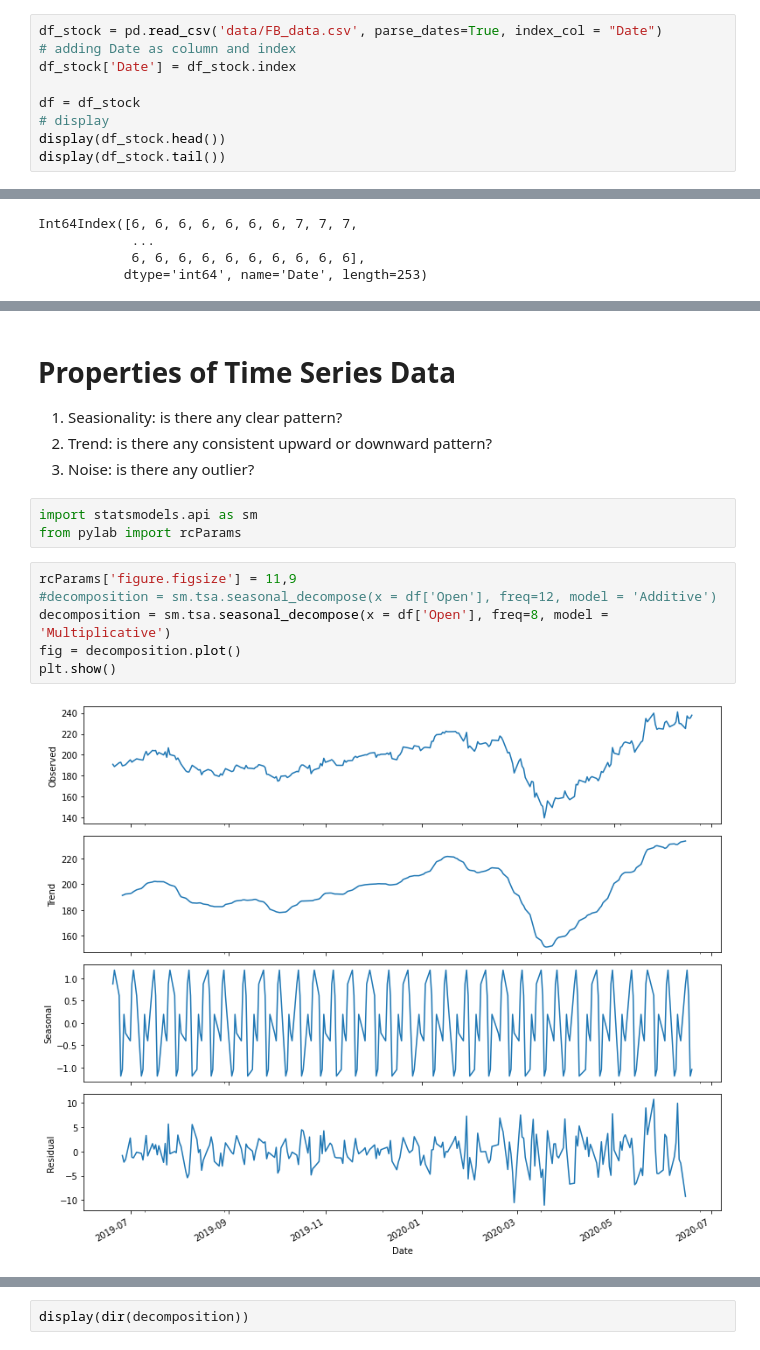
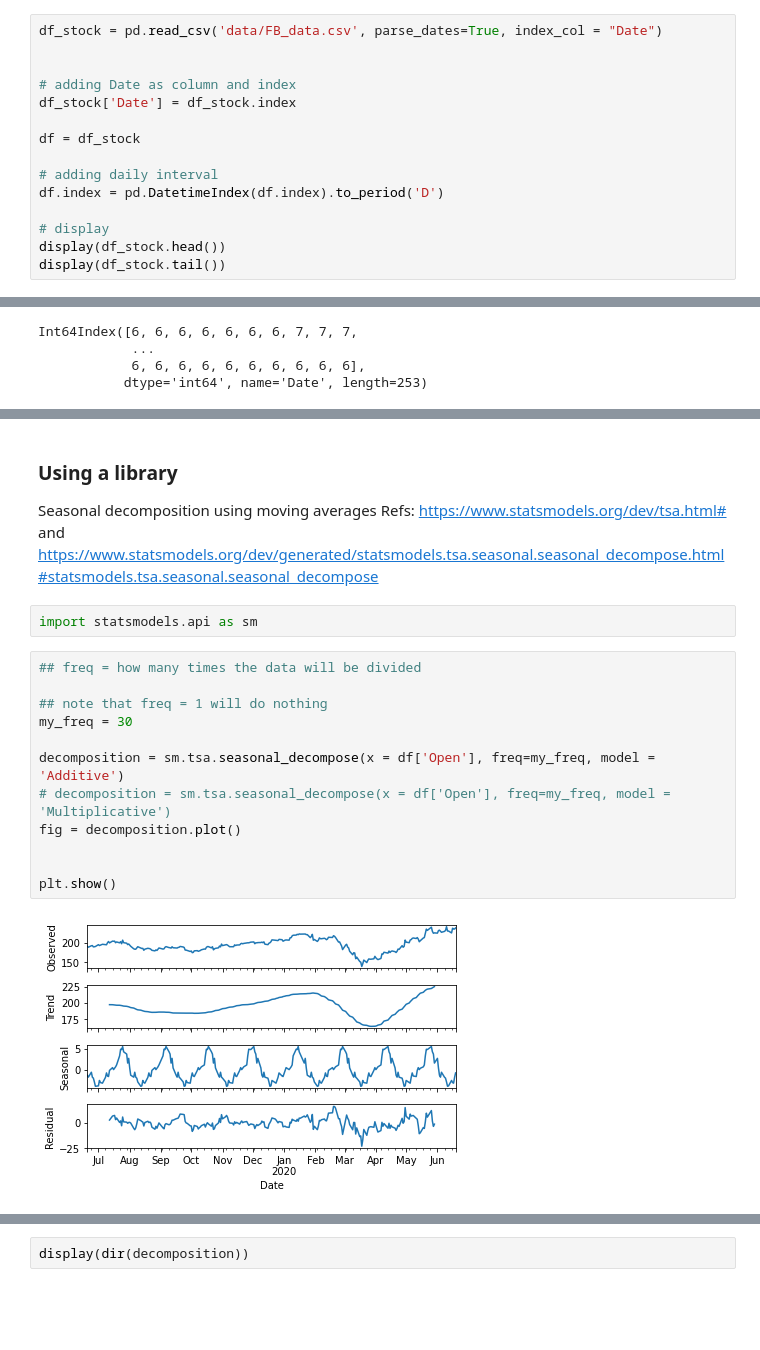
Before and after one commit to jessiejxyu2/ist526-1, a Jupyter notebook: time_series_analysis.ipynb, the cells around one changed output, grey strips where cells are left out. Drawn from its saved outputs; the diff is of its cells as text; blank space fills up the shorter version.

```diff
--- a/time_series_analysis.ipynb
+++ b/time_series_analysis.ipynb
@@ -43,10 +43,16 @@ https://towardsdatascience.com/a-complete-guide-to-time-series-data-visualizatio
 In read_csv() function, set parse_dates = True, to convert the ‘Date’ column to DateTimeIndex
 # %%
 df_stock = pd.read_csv('data/FB_data.csv', parse_dates=True, index_col = "Date")
+
+
 # adding Date as column and index
 df_stock['Date'] = df_stock.index
 
 df = df_stock
+
+# adding daily interval
+df.index = pd.DatetimeIndex(df.index).to_period('D')
+
 # display
 display(df_stock.head())
 display(df_stock.tail())
@@ -483,16 +733,22 @@ plt.show()
-# %% [markdown]
-# Properties of Time Series Data
-1. Seasionality: is there any clear pattern?
-2. Trend: is there any consistent upward or downward pattern?
-3. Noise: is there any outlier?
+# %% [markdown]
+### Using a library
+
+Seasonal decomposition using moving averages
+Refs: https://www.statsmodels.org/dev/tsa.html#
+and https://www.statsmodels.org/dev/generated/statsmodels.tsa.seasonal.seasonal_decompose.html#statsmodels.tsa.seasonal.seasonal_decompose
 # %%
 import statsmodels.api as sm
-from pylab import rcParams
 # %%
-rcParams['figure.figsize'] = 11,9
-#decomposition = sm.tsa.seasonal_decompose(x = df['Open'], freq=12, model = 'Additive')
-decomposition = sm.tsa.seasonal_decompose(x = df['Open'], freq=8, model = 'Multiplicative')
+## freq = how many times the data will be divided
+
+## note that freq = 1 will do nothing
+my_freq = 30
+
+decomposition = sm.tsa.seasonal_decompose(x = df['Open'], freq=my_freq, model = 'Additive')
+# decomposition = sm.tsa.seasonal_decompose(x = df['Open'], freq=my_freq, model = 'Multiplicative')
 fig = decomposition.plot()
+
+
 plt.show()
 # %% [output]
-[figure, old version]
+[figure, new version]
```
Also changed, not shown: parts of 75 cells of this notebook.
